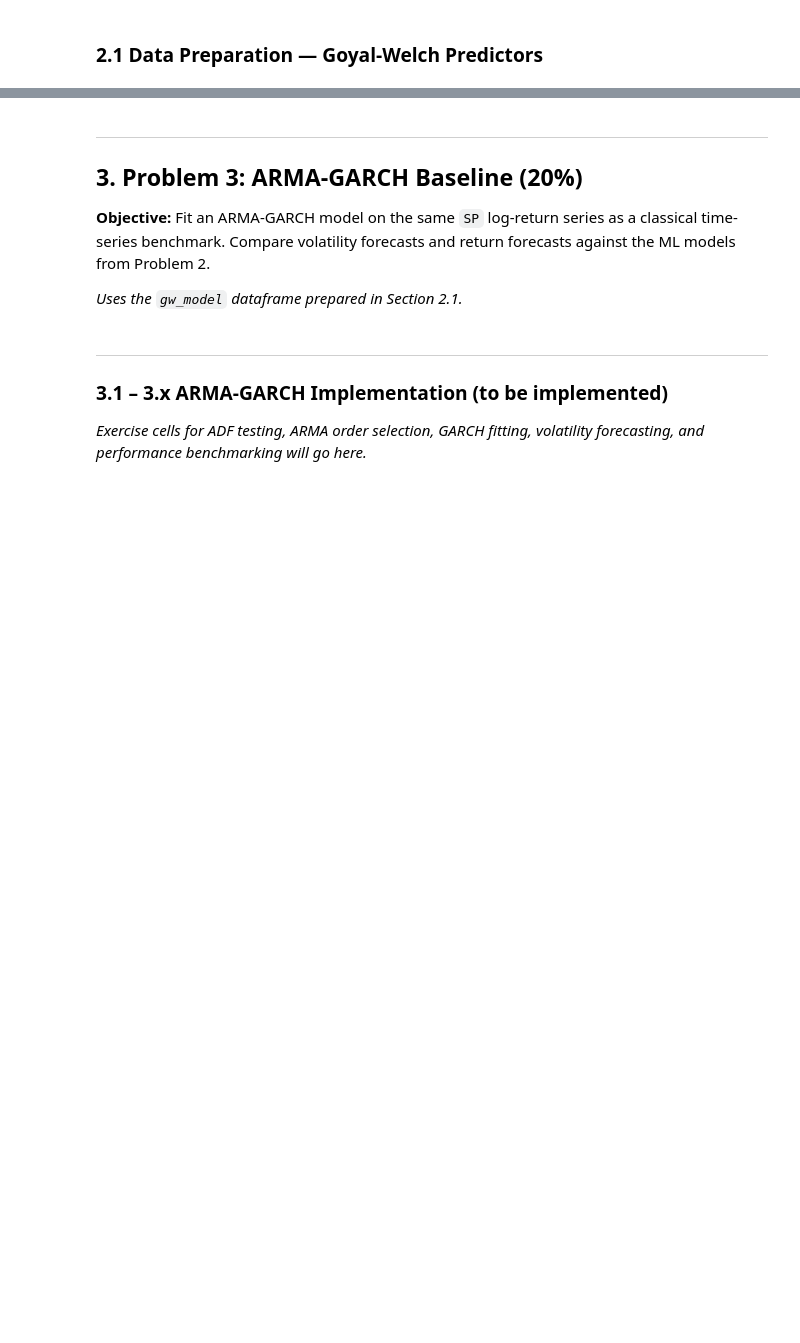
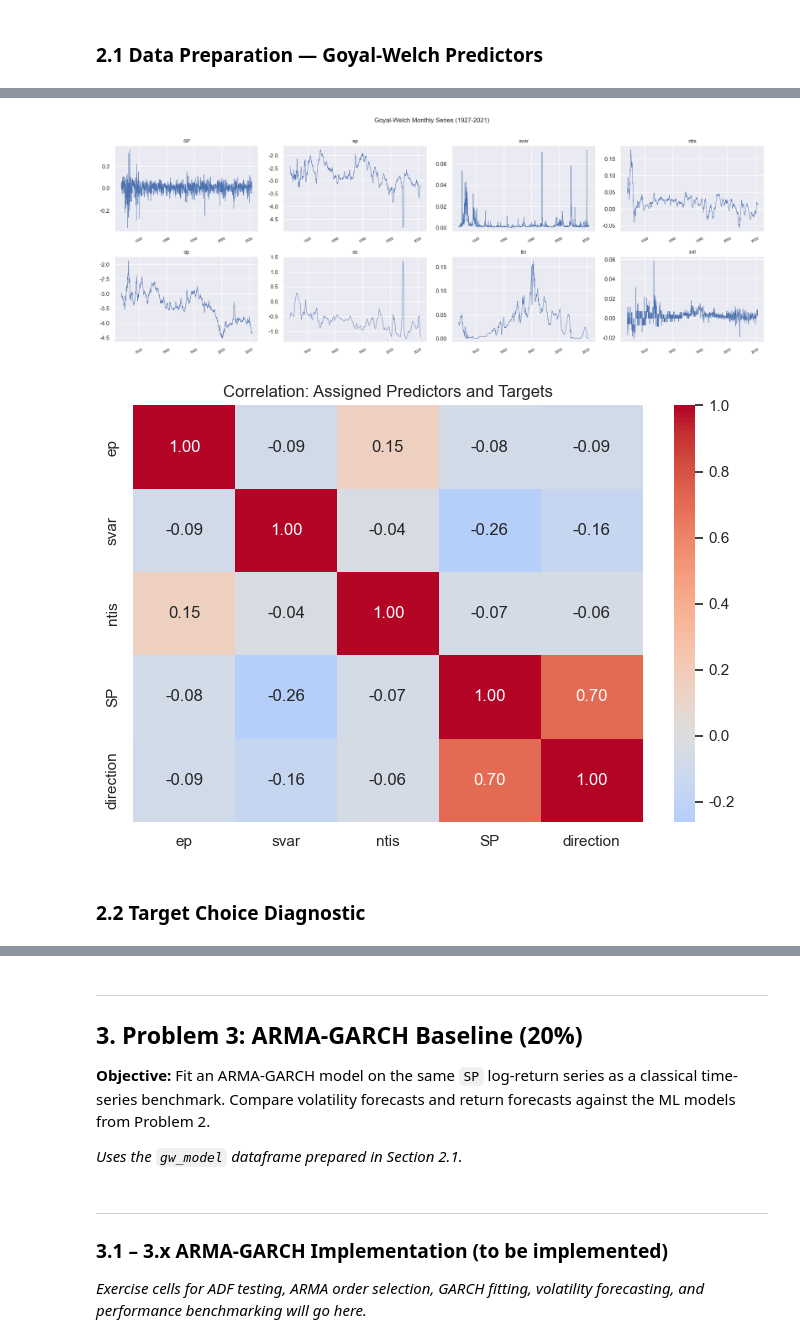
Before and after one commit to lucassalamancaf/ML_Finance, a Jupyter notebook: Hw1/HW1_Task1.ipynb, the cells around one changed output, grey strips where cells are left out. Saved outputs shown, nothing was run; the diff lists cells and outputs as text; code cells hidden in the pictures; blank space fills up the shorter version.

```diff
--- a/Hw1/HW1_Task1.ipynb
+++ b/Hw1/HW1_Task1.ipynb
@@ -1627,11 +505,0 @@ display(pd.DataFrame(lstm_results,index=['nrmse','pcorrect']))
-# %%
-fig, ax = plt.subplots()
-
-ax.scatter(testing_target.index,testing_target,label='actual')
-ax.plot(nnet_pred_dir,label='NNET')
-ax.plot(gp_pred_dir,label='GP')
-ax.plot(testing_target.index[10:],pred_lstm_dir_2,label='LSTM')
-
-ax.legend()
-
-plt.show()
@@ -1639,0 +590,31 @@ plt.show()
+# %%
+cols_to_plot = [TARGET_RETURN] + ASSIGNED_FEATURES + ['dp', 'de', 'tbl', 'infl']
+n_cols = 4
+n_rows = int(np.ceil(len(cols_to_plot) / n_cols))
+fig, axes = plt.subplots(n_rows, n_cols, figsize=(18, 3.2 * n_rows))
+axes = np.asarray(axes).flatten()
+
+for i, col in enumerate(cols_to_plot):
+    ax = axes[i]
+    ax.plot(gw_model['Date'], gw_model[col], lw=0.7)
+    ax.set_title(col, fontsize=10)
+    ax.tick_params(axis='x', rotation=30, labelsize=7)
+
+for j in range(len(cols_to_plot), len(axes)):
+    axes[j].set_visible(False)
+
+plt.suptitle('Goyal-Welch Monthly Series (1927-2021)', fontsize=12, y=1.01)
+plt.tight_layout()
+plt.show()
+
+fig, ax = plt.subplots(figsize=(7, 5))
+sns.heatmap(gw_model[ASSIGNED_FEATURES + [TARGET_RETURN, TARGET_DIRECTION]].corr().round(2),
+            annot=True, fmt='.2f', cmap='coolwarm', center=0, ax=ax)
+ax.set_title('Correlation: Assigned Predictors and Targets')
+plt.tight_layout()
+plt.show()
+# %% [output]
+[figure, added]
+[figure, added]
+# %% [markdown]
+### 2.2 Target Choice Diagnostic
```
Also changed, not shown: parts of 60 cells of this notebook, 7 other files.
